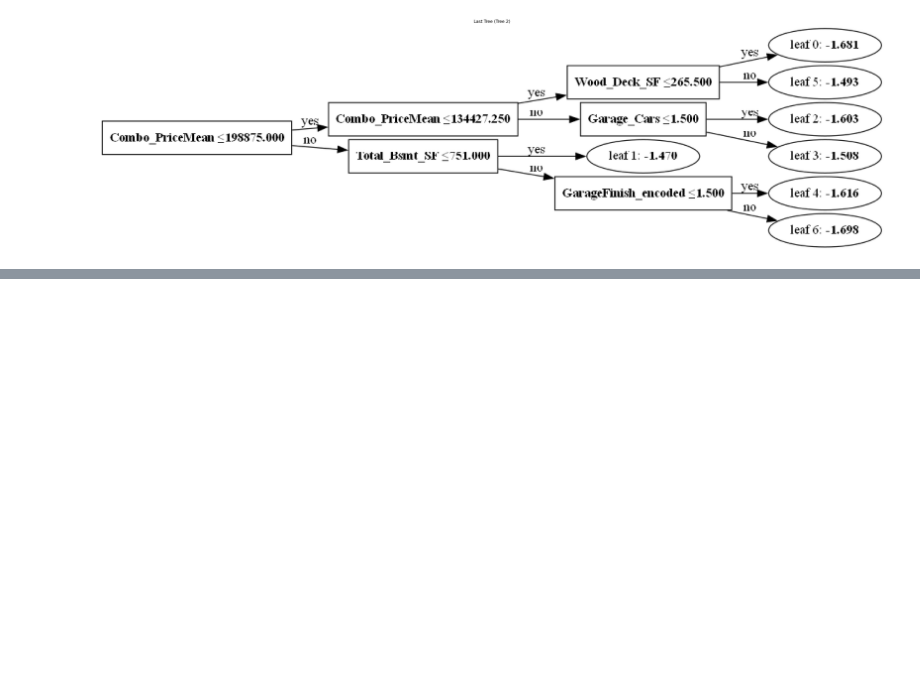
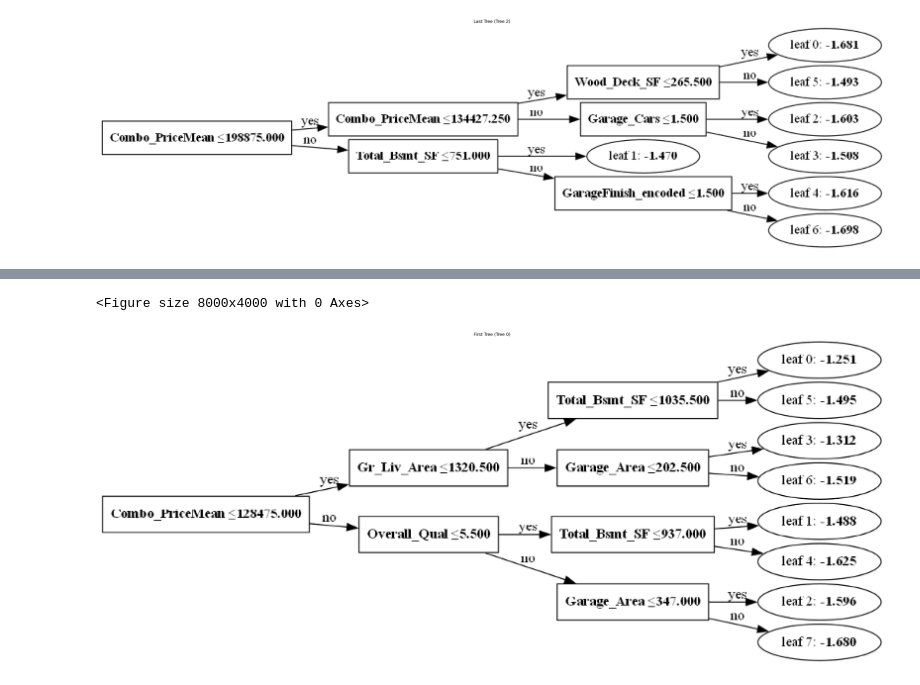
Before and after one commit to hedesiustefan/ML_Project, a Jupyter notebook: BonusL2/lightgbm.ipynb, the cells around one changed output, grey strips where cells are left out. Drawn from its saved outputs; the diff is of its cells as text; code cells hidden in the pictures; blank space fills up the shorter version.

Commit message:
same for a 90-10 split

```diff
--- a/BonusL2/lightgbm.ipynb
+++ b/BonusL2/lightgbm.ipynb
@@ -151,0 +154,18 @@ plt.show()
+# %%
+'''90-10 unstratified k-fold cross validation with lightgbm classifier'''
+X_train, X_test, y_train, y_test = train_test_split(
+    X, Y, test_size=0.1, random_state=RANDOM_STATE
+)
+# %%
+lgb80_20 = lgb.LGBMClassifier(
+    n_estimators=3,           # Number of boosting iterations - good default to start
+    learning_rate=0.1,          # Controls how much we adjust weights - 0.1 is a good default
+    max_depth=3,               # No limit on tree depth for better accuracy
+    num_leaves=31,              # Maximum number of leaves in one tree
+    min_child_samples=20,       # Minimum samples per leaf to prevent overfitting
+    colsample_bytree=0.8,       # Fraction of features used per tree - helps prevent overfitting
+    subsample=0.8,              # Fraction of samples used for training each tree
+    random_state=RANDOM_STATE
+)
+# %%
+lgb80_20.fit(X_train, y_train)
@@ -151,0 +231,10 @@ plt.show()
+# %%
+'''Plot of the first and last tree'''
+# first tree = index 0
+plt.figure(figsize=(40, 20), dpi=200)
+plot_tree(lgb80_20, tree_index=0, figsize=(40, 20), dpi=200)
+plt.title("First Tree (Tree 0)")
+plt.show()
+# %% [output]
+<Figure size 8000x4000 with 0 Axes>
+[figure, added]
```
Also changed, not shown: parts of 5 cells of this notebook, 4 other files.
